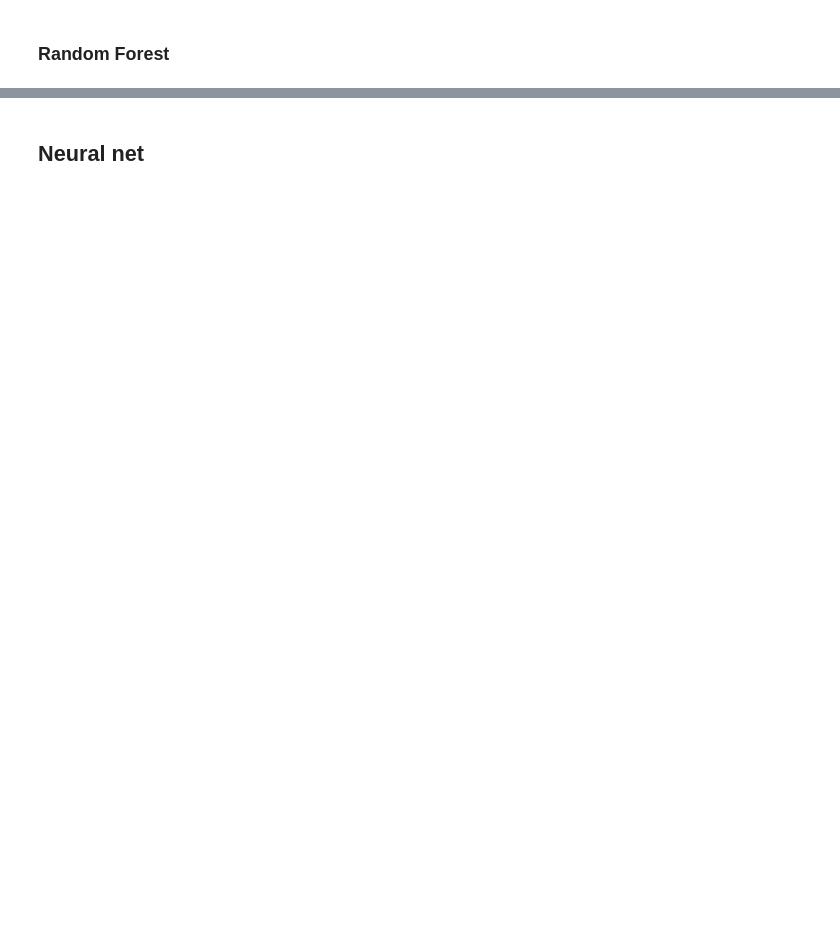
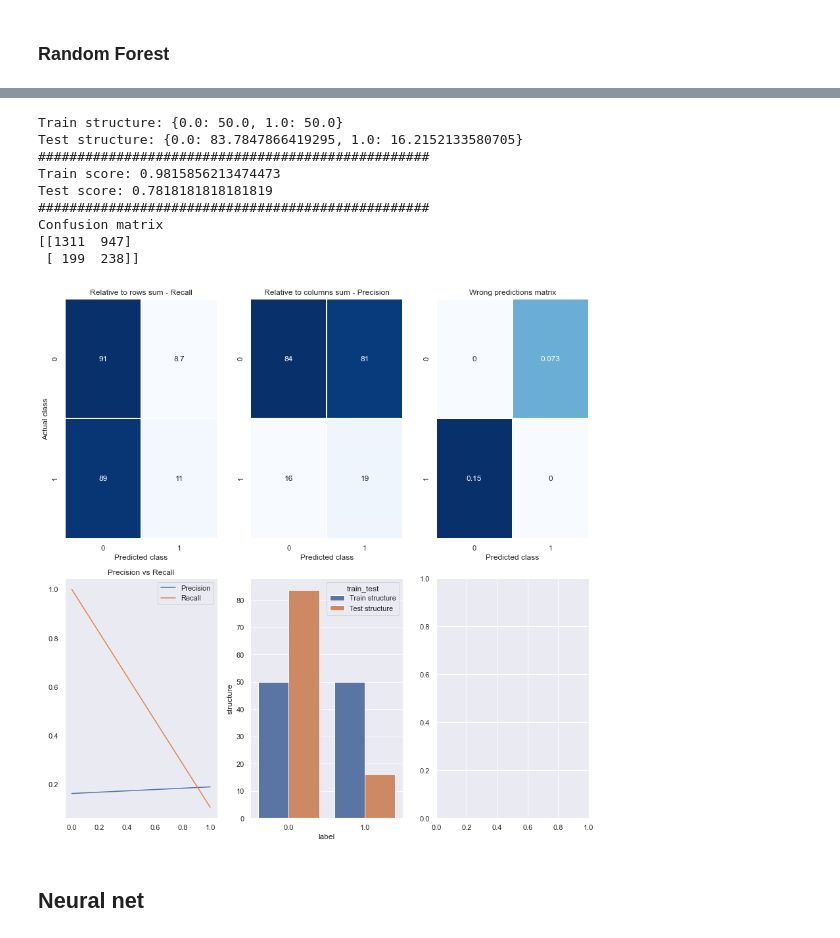
Before and after one commit to Jasc94/thebridge, a Jupyter notebook: 0_Project_ML/src/main.ipynb, the cells around one changed output, grey strips where cells are left out. Cells and saved outputs as stored; diff of their text form; code cells hidden in the pictures; blank space fills up the shorter version.

```diff
--- a/0_Project_ML/src/main.ipynb
+++ b/0_Project_ML/src/main.ipynb
@@ -598,2 +629,65 @@ array([-0.04051948])
+# %%
+# With test data
+my_model_3.ml_tester()
+
+print("Train structure:", my_model_3.train_structure)
+print("Test structure:", my_model_3.test_structure)
+print("#" * 50)
+print("Train score:", my_model_3.train_score)
+print("Test score:", my_model_3.test_score)
+print("#" * 50)
+print("Confusion matrix")
+print(my_model_2.cm)
+
+structures = pd.DataFrame([my_model_3.train_structure, my_model_3.test_structure]).stack().reset_index()
+structures.columns = ["train_test", "label", "structure"]
+structures.train_test = structures.train_test.replace([0, 1], ["Train structure", "Test structure"])
+
+# Let's plot some metrics to have a better look at this
+# This is to calculate where the wrong predictions go in every column
+row_sums = my_model_3.cm.sum(axis = 1, keepdims = True)    # rows sums
+column_sums = my_model_3.cm.sum(axis = 0, keepdims = True)    # columns sums
+norm_cm = my_model_3.cm / my_model_3.cm.sum()                         # Division by the column sum
+np.fill_diagonal(norm_cm, 0)                    # Fill the diagonal with 0s
+
+# Plot
+fig, ((ax1, ax2, ax3), (ax4, ax5, ax6)) = plt.subplots(2, 3, figsize = (12, 12))
+
+sns.set_theme()
+
+sns.heatmap(my_model_3.cm / row_sums * 100, annot = True, linewidths = .1, cmap = "Blues", ax = ax1, cbar = False)
+ax1.set_xlabel("Predicted class")
+ax1.set_ylabel("Actual class")
+ax1.set_title("Relative to rows sum - Recall")
+
+sns.heatmap(my_model_3.cm / column_sums * 100, annot = True, linewidths = .1, cmap = "Blues", ax = ax2, cbar = False)
+ax2.set_xlabel("Predicted class")
+ax2.set_title("Relative to columns sum - Precision")
+
+sns.heatmap(norm_cm, annot = True, linewidths = .1, cmap = "Blues", ax = ax3, cbar = False)
+ax3.set_xlabel("Predicted class")
+ax3.set_title("Wrong predictions matrix")
+
+ax4.plot(my_model_3.thresholds, my_model_3.precisions[:-1], label = "Precision")
+ax4.plot(my_model_3.thresholds, my_model_3.recalls[:-1], label = "Recall")
+ax4.legend()
+ax4.set_title("Precision vs Recall")
+ax4.grid()
+
+sns.barplot(x = "label", y = "structure", hue = "train_test", data = structures, ax = ax5)
+
+plt.tight_layout()
+plt.show()
+# %% [output]
+Train structure: {0.0: 50.0, 1.0: 50.0}
+Test structure: {0.0: 83.7847866419295, 1.0: 16.2152133580705}
+##################################################
+Train score: 0.9815856213474473
+Test score: 0.7818181818181819
+##################################################
+Confusion matrix
+[[1311  947]
+ [ 199  238]]
+[figure, added]
 # %% [markdown]
 ## Neural net
```
Also changed, not shown: parts of 14 cells of this notebook, 17 other files.
